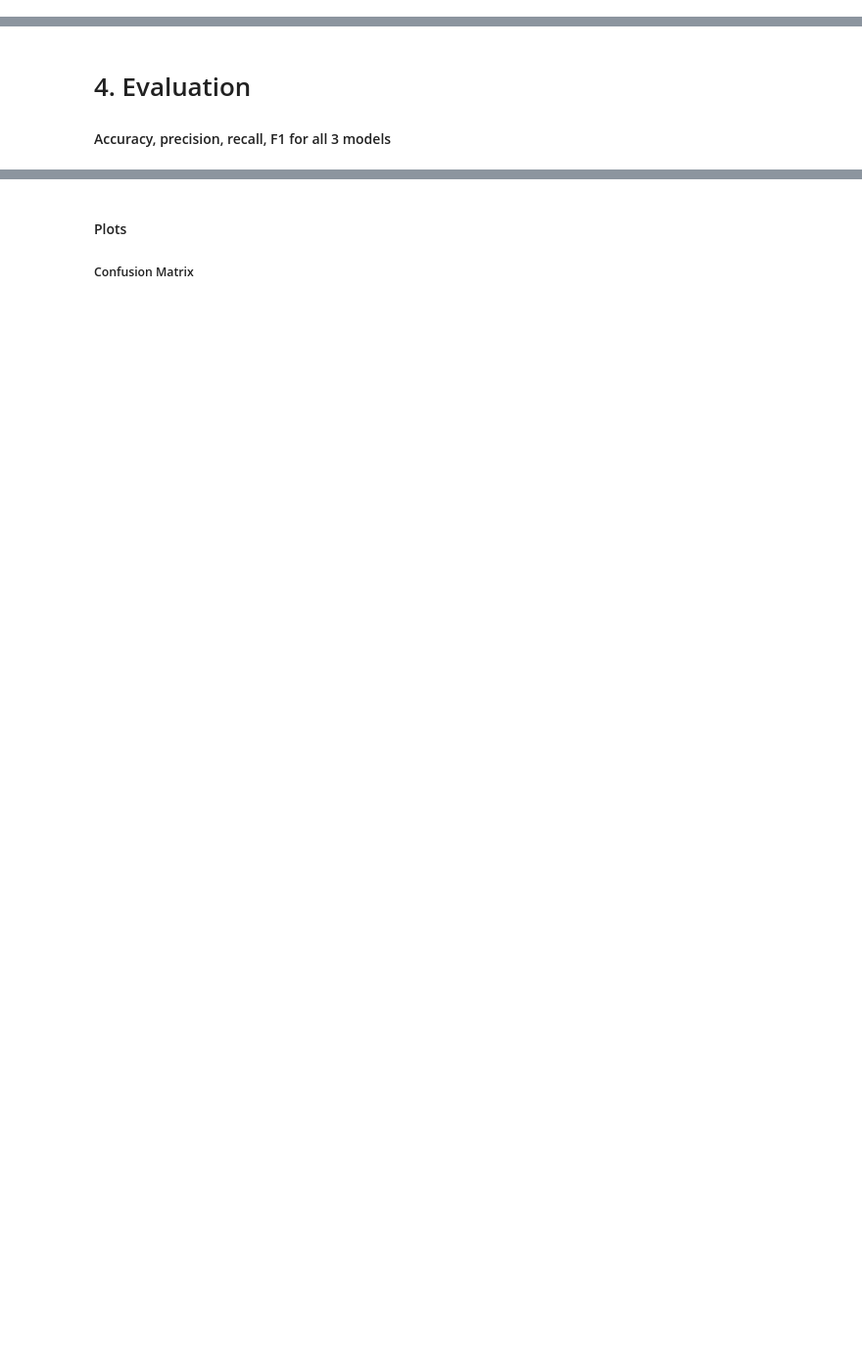
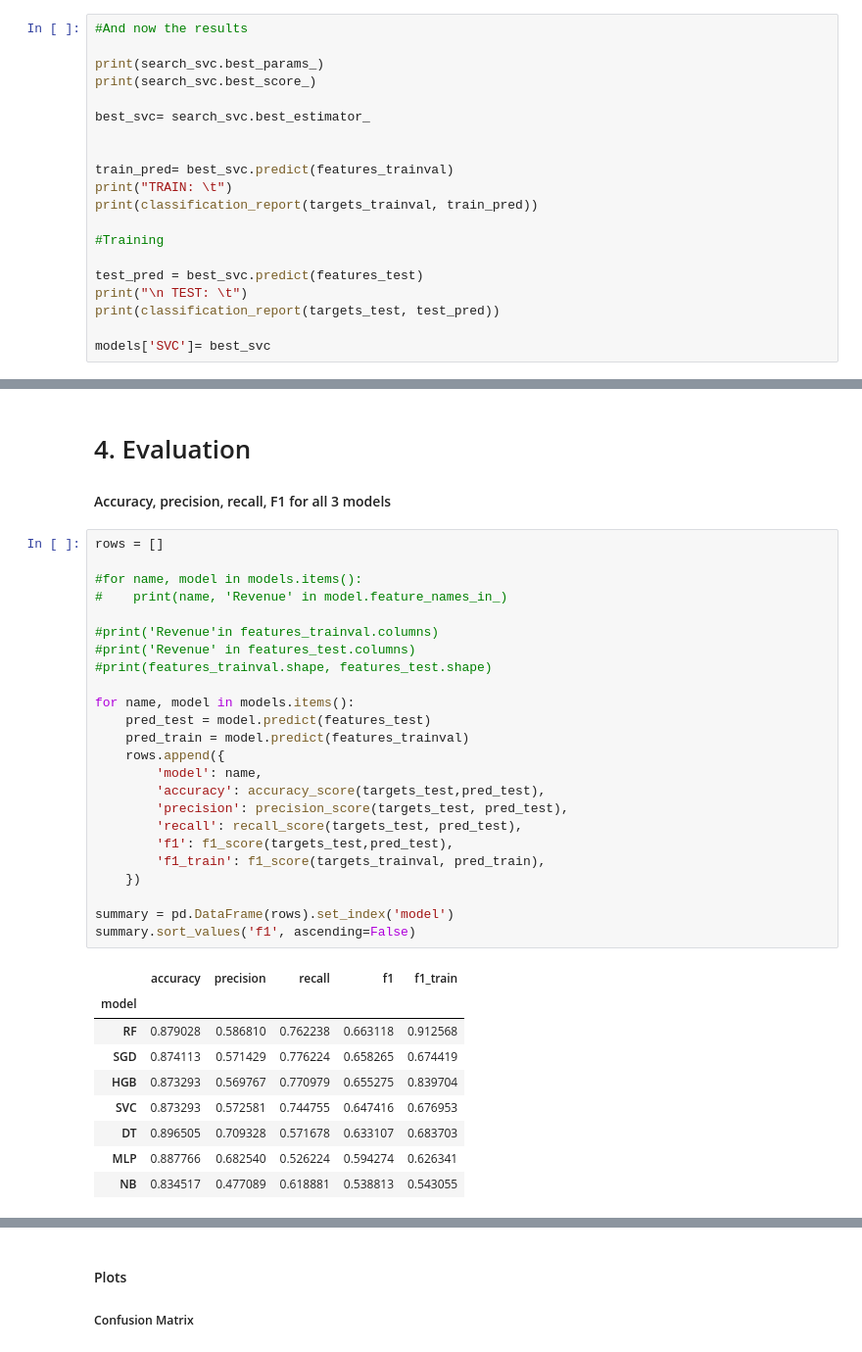
Before and after one commit to Tibuuu/Baseline-Model-Training, a Jupyter notebook: advanced_deep_learning/drug_consumption_dataset.ipynb, the cells around one changed output, grey strips where cells are left out. Shown at 98% size. Saved outputs shown, nothing was run; the diff lists cells and outputs as text; blank space fills up the shorter version.

```diff
--- a/advanced_deep_learning/drug_consumption_dataset.ipynb
+++ b/advanced_deep_learning/drug_consumption_dataset.ipynb
@@ -781,0 +822,20 @@ weighted avg       0.90      0.86      0.87      3662
+# %%
+#And now the results
+
+print(search_svc.best_params_)
+print(search_svc.best_score_)
+
+best_svc= search_svc.best_estimator_
+
+
+train_pred= best_svc.predict(features_trainval)
+print("TRAIN: \t")
+print(classification_report(targets_trainval, train_pred))
+
+#Training
+
+test_pred = best_svc.predict(features_test)
+print("\n TEST: \t")
+print(classification_report(targets_test, test_pred))
+
+models['SVC']= best_svc
@@ -782,3 +860,37 @@ weighted avg       0.90      0.86      0.87      3662
 # %% [markdown]
 # 4. Evaluation
 ####  Accuracy, precision, recall, F1 for all 3 models
+# %%
+rows = []
+
+#for name, model in models.items():
+#    print(name, 'Revenue' in model.feature_names_in_)
+
+#print('Revenue'in features_trainval.columns)
+#print('Revenue' in features_test.columns)
+#print(features_trainval.shape, features_test.shape)
+
+for name, model in models.items():
+    pred_test = model.predict(features_test)
+    pred_train = model.predict(features_trainval)
+    rows.append({
+        'model': name,
+        'accuracy': accuracy_score(targets_test,pred_test),
+        'precision': precision_score(targets_test, pred_test),
+        'recall': recall_score(targets_test, pred_test),
+        'f1': f1_score(targets_test,pred_test),
+        'f1_train': f1_score(targets_trainval, pred_train),
+    })
+
+summary = pd.DataFrame(rows).set_index('model')
+summary.sort_values('f1', ascending=False)
+# %% [output]
+|  | accuracy | precision | recall | f1 | f1_train |
+| model |  |  |  |  |  |
+| RF | 0.879028 | 0.586810 | 0.762238 | 0.663118 | 0.912568 |
+| SGD | 0.874113 | 0.571429 | 0.776224 | 0.658265 | 0.674419 |
+| HGB | 0.873293 | 0.569767 | 0.770979 | 0.655275 | 0.839704 |
+| SVC | 0.873293 | 0.572581 | 0.744755 | 0.647416 | 0.676953 |
+| DT | 0.896505 | 0.709328 | 0.571678 | 0.633107 | 0.683703 |
+| MLP | 0.887766 | 0.682540 | 0.526224 | 0.594274 | 0.626341 |
+| NB | 0.834517 | 0.477089 | 0.618881 | 0.538813 | 0.543055 |
```
Also changed, not shown: parts of 10 cells of this notebook.
